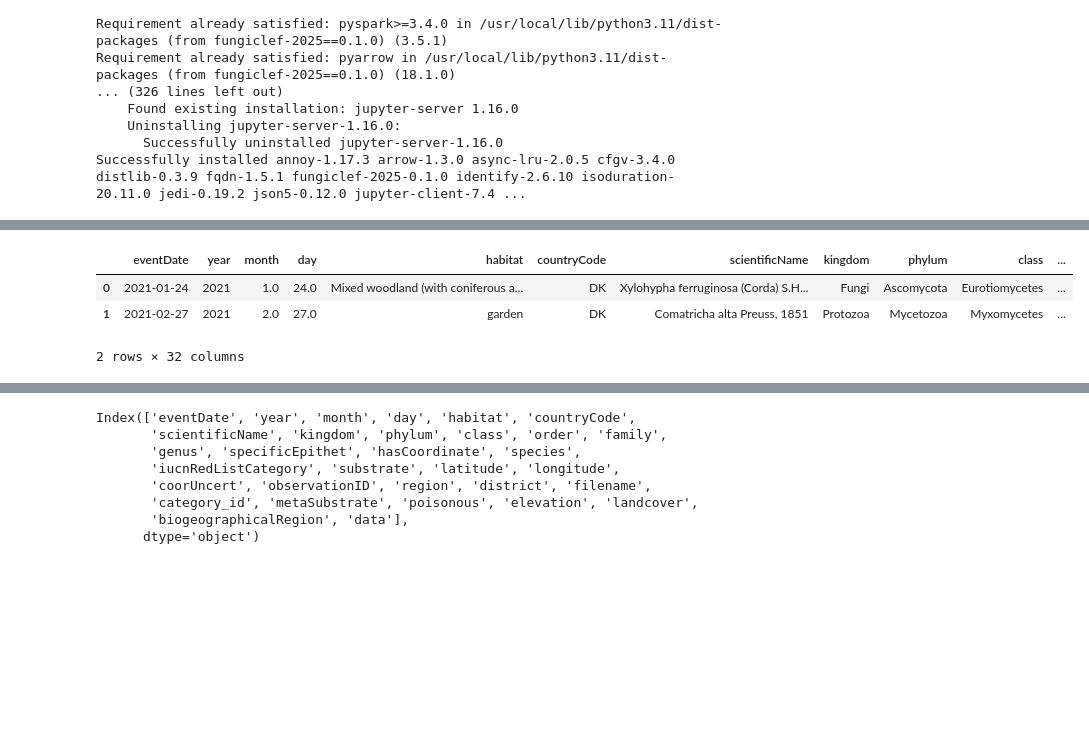
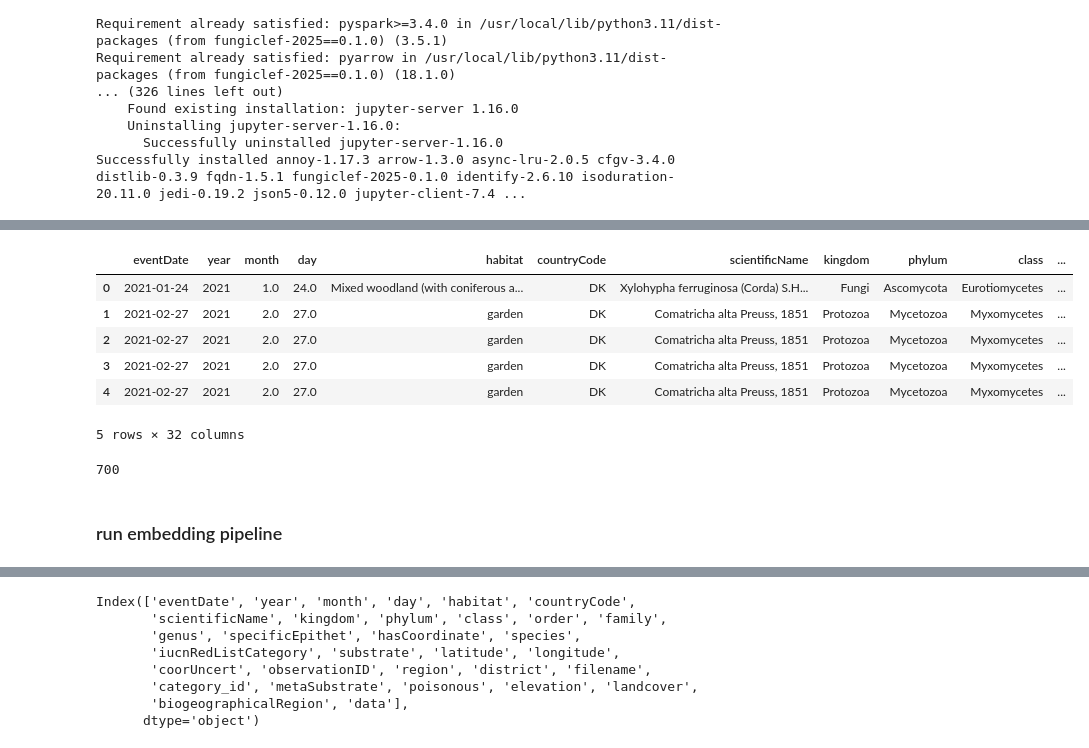
Before and after one commit to dsgt-kaggle-clef/fungiclef-2025, a Jupyter notebook: notebooks/colab/20250505-mg-embed-pipeline.ipynb, the cells around one changed output, grey strips where cells are left out. Drawn from its saved outputs; the diff is of its cells as text; code cells hidden in the pictures; blank space fills up the shorter version.

Commit message:
updated embed notebook, need to fix corrupted images

```diff
--- a/notebooks/colab/20250505-mg-embed-pipeline.ipynb
+++ b/notebooks/colab/20250505-mg-embed-pipeline.ipynb
@@ -252,11 +256,20 @@ def pl_trainer_pipeline(
 # %%
 data_path = "/content/drive/MyDrive/fungiclef-2025/data"
 parquet_path = f"{data_path}/processed/subset_train_serialized.parquet"
 
-subset_df = pd.read_parquet(parquet_path).head(2)
+subset_df = pd.read_parquet(parquet_path)
 subset_df.head()
 # %% [output]
 |  | eventDate | year | month | day | habitat | countryCode | scientificName | kingdom | phylum | class | ... |
 | 0 | 2021-01-24 | 2021 | 1.0 | 24.0 | Mixed woodland (with coniferous a... | DK | Xylohypha ferruginosa (Corda) S.H... | Fungi | Ascomycota | Eurotiomycetes | ... |
 | 1 | 2021-02-27 | 2021 | 2.0 | 27.0 | garden | DK | Comatricha alta Preuss, 1851 | Protozoa | Mycetozoa | Myxomycetes | ... |
+| 2 | 2021-02-27 | 2021 | 2.0 | 27.0 | garden | DK | Comatricha alta Preuss, 1851 | Protozoa | Mycetozoa | Myxomycetes | ... |
+| 3 | 2021-02-27 | 2021 | 2.0 | 27.0 | garden | DK | Comatricha alta Preuss, 1851 | Protozoa | Mycetozoa | Myxomycetes | ... |
+| 4 | 2021-02-27 | 2021 | 2.0 | 27.0 | garden | DK | Comatricha alta Preuss, 1851 | Protozoa | Mycetozoa | Myxomycetes | ... |
-2 rows × 32 columns
+5 rows × 32 columns
+# %%
+len(subset_df)
+# %% [output]
+700
+# %% [markdown]
+### run embedding pipeline
```
Also changed, not shown: parts of 19 cells of this notebook, 2 other files.
